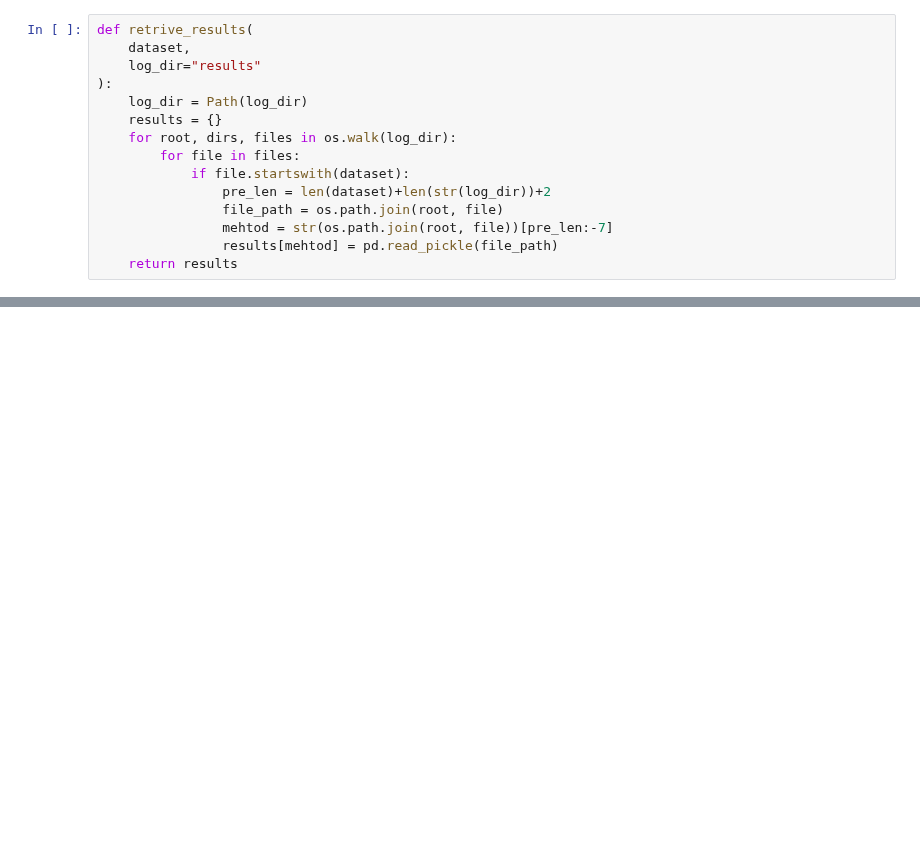
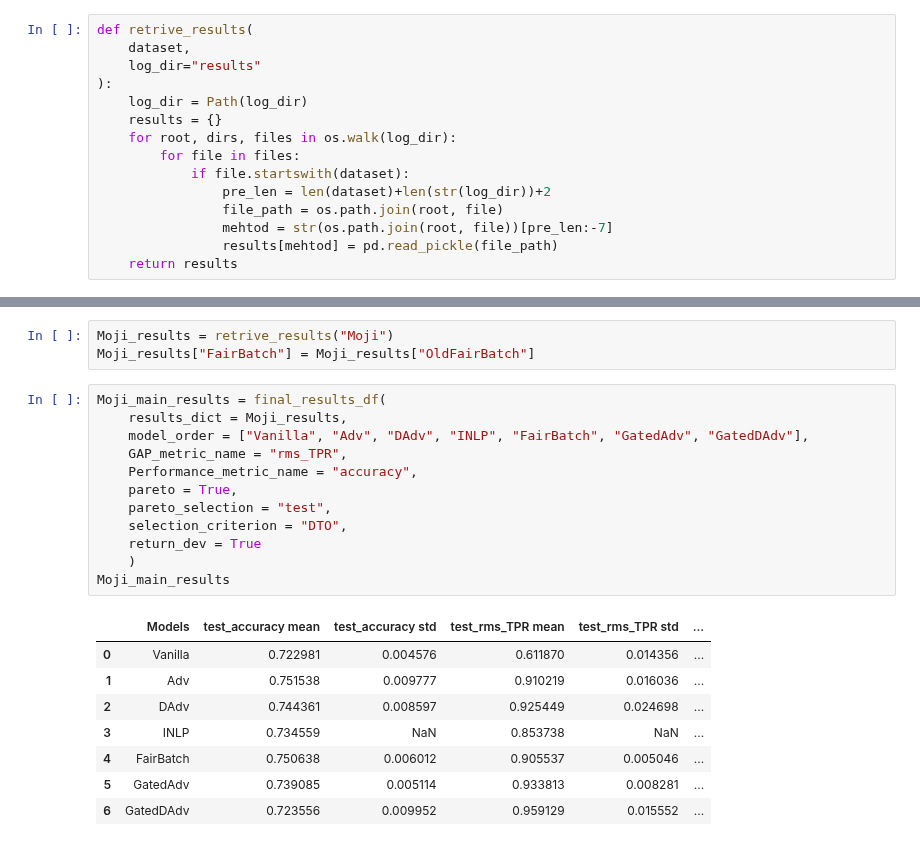
Before and after one commit to Libr-AI/fairlib, a Jupyter notebook: analysis/Final_results_in_paper.ipynb, the cells around one changed output, grey strips where cells are left out. Drawn from its saved outputs; the diff is of its cells as text; blank space fills up the shorter version.

```diff
--- a/analysis/Final_results_in_paper.ipynb
+++ b/analysis/Final_results_in_paper.ipynb
@@ -44,0 +106,24 @@ model_comparasion(results)
+# %%
+Moji_results = retrive_results("Moji")
+Moji_results["FairBatch"] = Moji_results["OldFairBatch"]
+# %%
+Moji_main_results = final_results_df(
+    results_dict = Moji_results,
+    model_order = ["Vanilla", "Adv", "DAdv", "INLP", "FairBatch", "GatedAdv", "GatedDAdv"],
+    GAP_metric_name = "rms_TPR",
+    Performance_metric_name = "accuracy",
+    pareto = True,
+    pareto_selection = "test",
+    selection_criterion = "DTO",
+    return_dev = True
+    )
+Moji_main_results
+# %% [output]
+|  | Models | test_accuracy mean | test_accuracy std | test_rms_TPR mean | test_rms_TPR std | ... |
+| 0 | Vanilla | 0.722981 | 0.004576 | 0.611870 | 0.014356 | ... |
+| 1 | Adv | 0.751538 | 0.009777 | 0.910219 | 0.016036 | ... |
+| 2 | DAdv | 0.744361 | 0.008597 | 0.925449 | 0.024698 | ... |
+| 3 | INLP | 0.734559 | NaN | 0.853738 | NaN | ... |
+| 4 | FairBatch | 0.750638 | 0.006012 | 0.905537 | 0.005046 | ... |
+| 5 | GatedAdv | 0.739085 | 0.005114 | 0.933813 | 0.008281 | ... |
+| 6 | GatedDAdv | 0.723556 | 0.009952 | 0.959129 | 0.015552 | ... |
```
Also changed, not shown: parts of 13 cells of this notebook, 20 other files.
